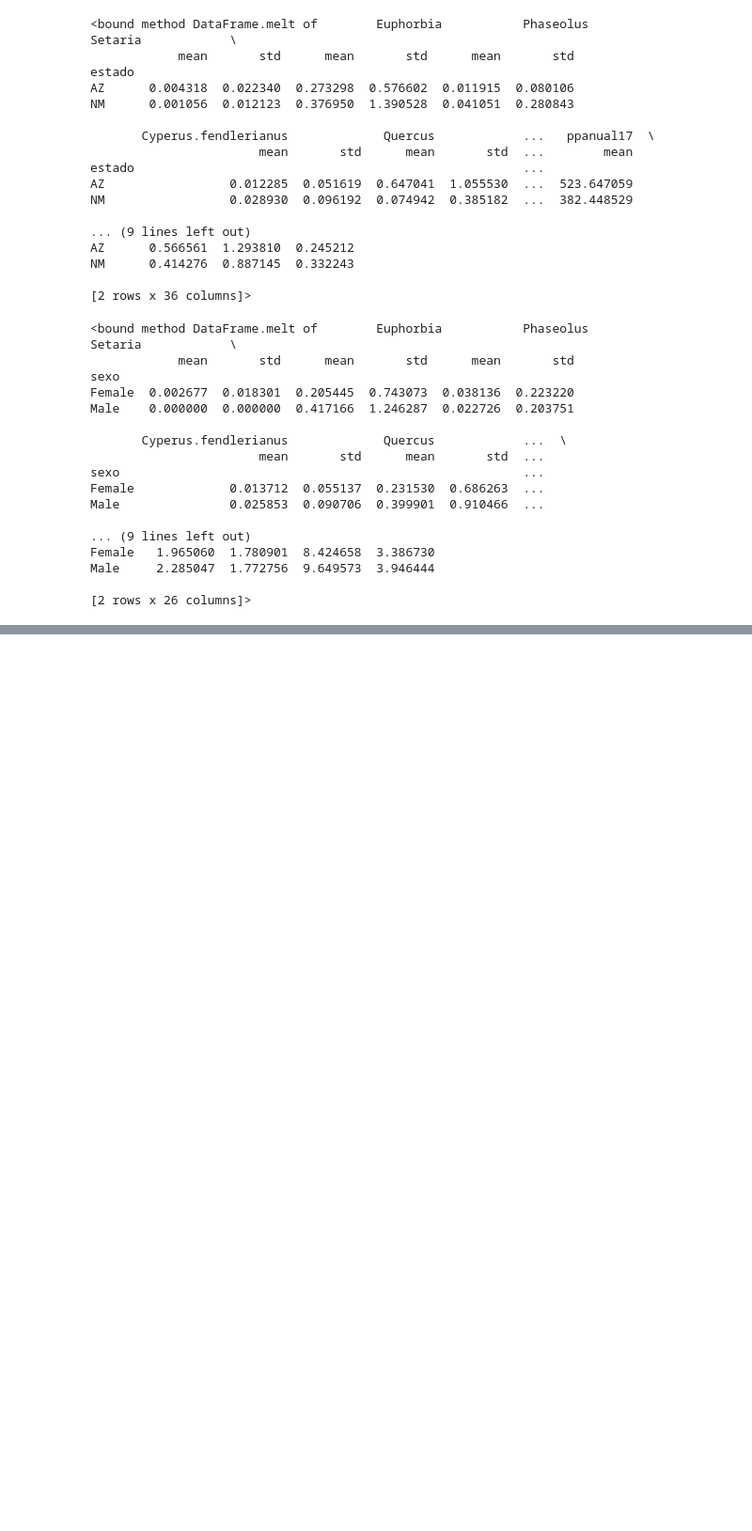
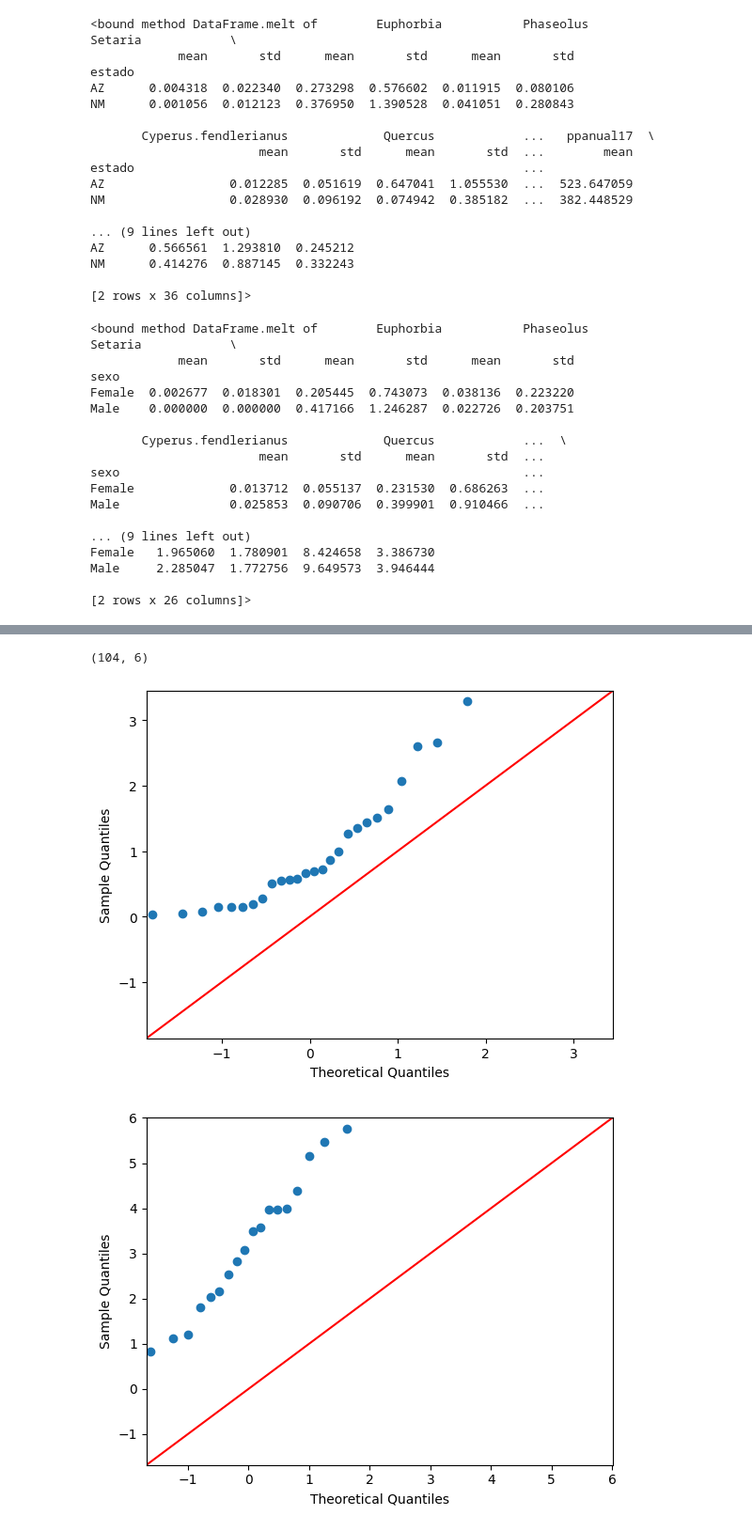
Before and after one commit to fofojaramillo/codornices-proyecto, a Jupyter notebook: eda.ipynb, the cells around one changed output, grey strips where cells are left out. Shown at 94% size. Drawn from its saved outputs; the diff is of its cells as text; code cells hidden in the pictures; blank space fills up the shorter version.

```diff
--- a/eda.ipynb
+++ b/eda.ipynb
@@ -399,0 +407,3 @@ for column in interesting_col_MH:
+# %%
+df = pd.read_excel('./DFpesototal.xlsx')
+df.head()
@@ -399,0 +423,4 @@ for column in interesting_col_MH:
+# %%
+df.shape
+# %% [output]
+(104, 6)
@@ -399,0 +436,12 @@ for column in interesting_col_MH:
+# %%
+df_AZ = df[df['Estado'] == 'AZ']
+df_NM = df[df['Estado'] == 'NM']
+# %%
+horas = ['<=13:00', '>13:00']
+# %%
+for hora in horas:
+    sm.qqplot(df_AZ[df_AZ['Hora'] == hora]['PesoTotal'], line = '45')
+    py.show()
+# %% [output]
+[figure, added]
+[figure, added]
```
Also changed, not shown: parts of 23 cells of this notebook, 3 other files.
